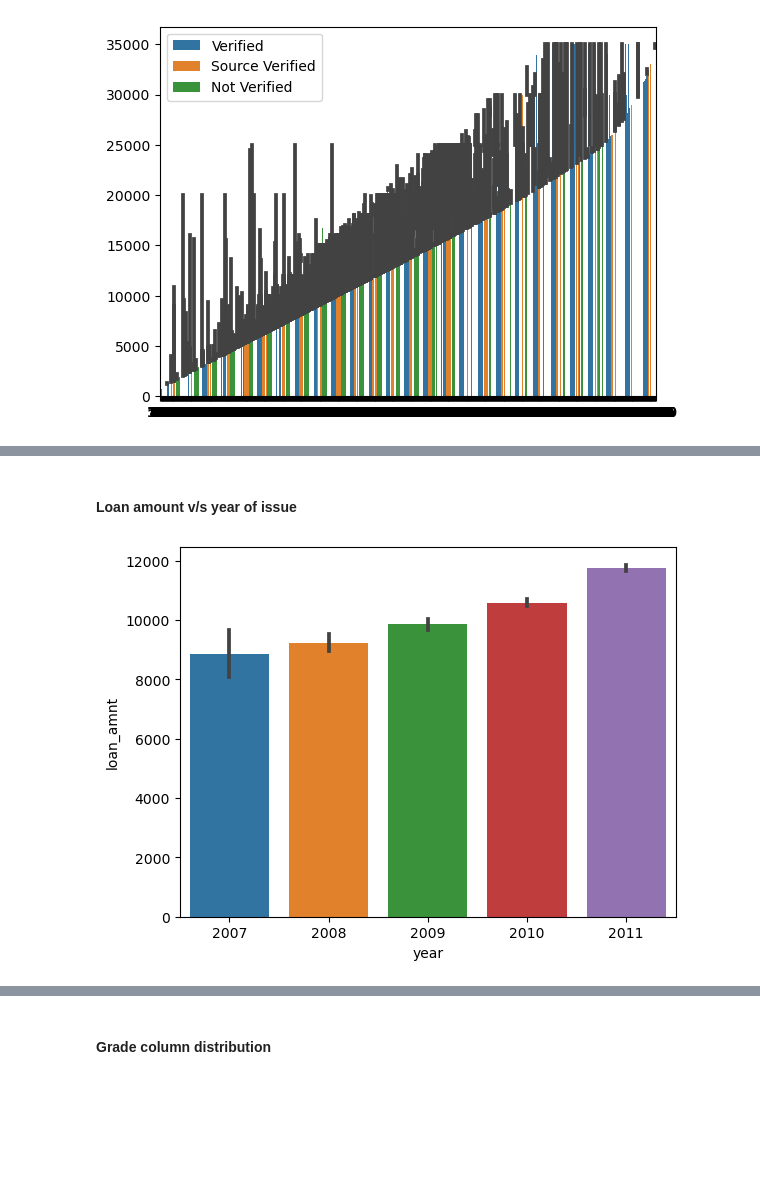
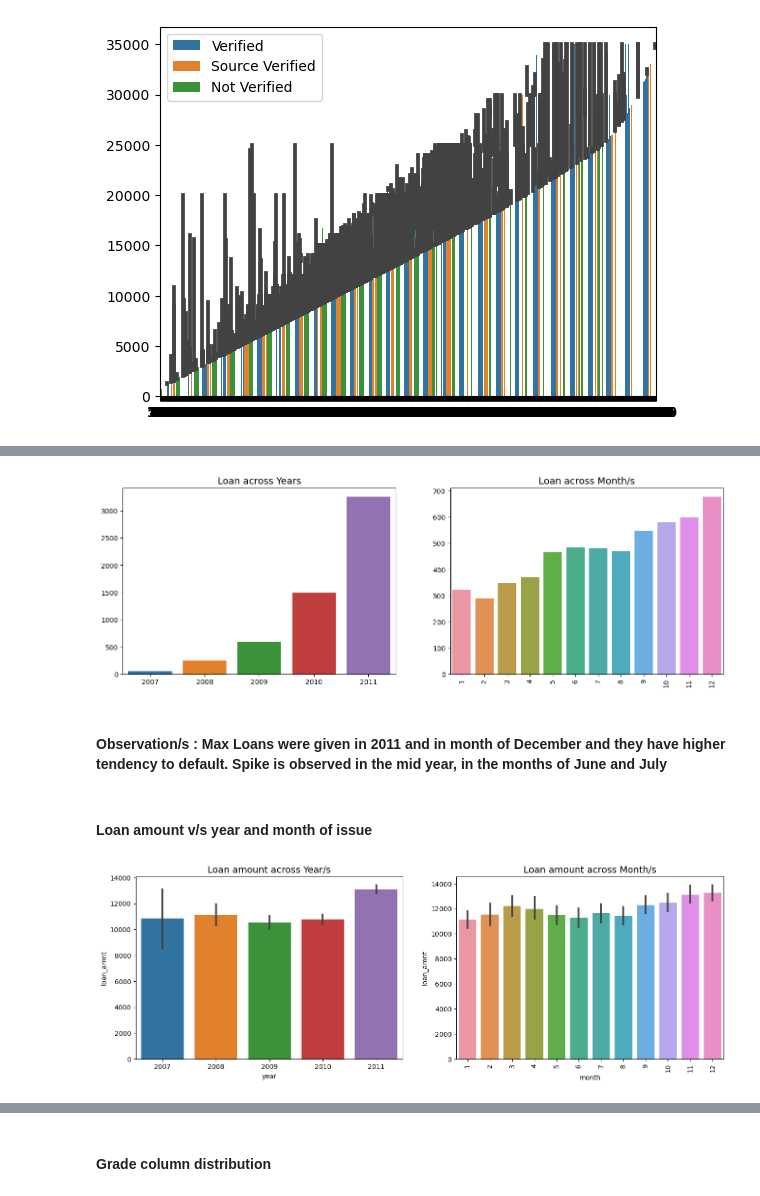
Before and after one commit to Mahalakshmi-Totad/lending_club_case_study, a Jupyter notebook: Solution.ipynb, the cells around one changed output, grey strips where cells are left out. Drawn from its saved outputs; the diff is of its cells as text; code cells hidden in the pictures; blank space fills up the shorter version.

```diff
--- a/Solution.ipynb
+++ b/Solution.ipynb
@@ -147,8 +149,8 @@ data.shape
 # %%
 # remove columns where all values are 0
 
-# columns_to_remove = data.columns[data.eq(0).all()]
-# data = data.drop(columns=columns_to_remove)
-# data.head()
+columns_to_remove = data.columns[data.eq(0).all()]
+data = data.drop(columns=columns_to_remove)
+data.head()
 
 # successfully removed 2 columns.
@@ -269,4 +288,6 @@ data.year.value_counts()
 2008     1562
 2007      251
 Name: year, dtype: int64
+# %%
+data['month'] = pd.DatetimeIndex(data['date']).month
 # %%
@@ -356 +402,3 @@ Text(0.5, 1.0, 'verification  Status')
+# %%
+charged_off_only = data[data['loan_status']=='Charged Off'];
 # %%
@@ -365,7 +412,34 @@ plt.show()
+# %%
+fig, ax = plt.subplots(1, 2, figsize=(16,5))
+
+
+sns.barplot(data =charged_off_only,x=year_index, y=year_values,ax = ax[0])
+plt.xticks(rotation=90)
+ax[0].set_title("Loan across Years", fontsize=14)
+
+sns.barplot(data =charged_off_only,x=month_index, y=month_values, ax = ax[1])
+plt.xticks(rotation=90)
+ax[1].set_title("Loan across Month/s", fontsize=14)
+
+plt.show()
+# %% [output]
+[figure, added]
+# %% [markdown]
+#### Observation/s : Max Loans were given in 2011 and in month of December and they have higher tendency to default. Spike is observed in the mid year, in the months of June and July
 # %% [markdown]
-#### Loan amount v/s year of issue
+#### Loan amount v/s year and month of issue
 # %%
-sns.barplot(y=data.loan_amnt,x= data["year"])
+fig, ax = plt.subplots(1, 2, figsize=(16,5))
+
+
+sns.barplot(data =charged_off_only,x=charged_off_only.year, y=charged_off_only.loan_amnt,ax = ax[0])
+plt.xticks(rotation=90)
+ax[0].set_title("Loan amount across Year/s", fontsize=14)
+
+sns.barplot(data =charged_off_only,x=charged_off_only.month, y=charged_off_only.loan_amnt, ax = ax[1])
+plt.xticks(rotation=90)
+ax[1].set_title("Loan amount across Month/s", fontsize=14)
+
 plt.show()
 # %% [output]
-[figure, old version]
+[figure, new version]
```
Also changed, not shown: parts of 67 cells of this notebook.
